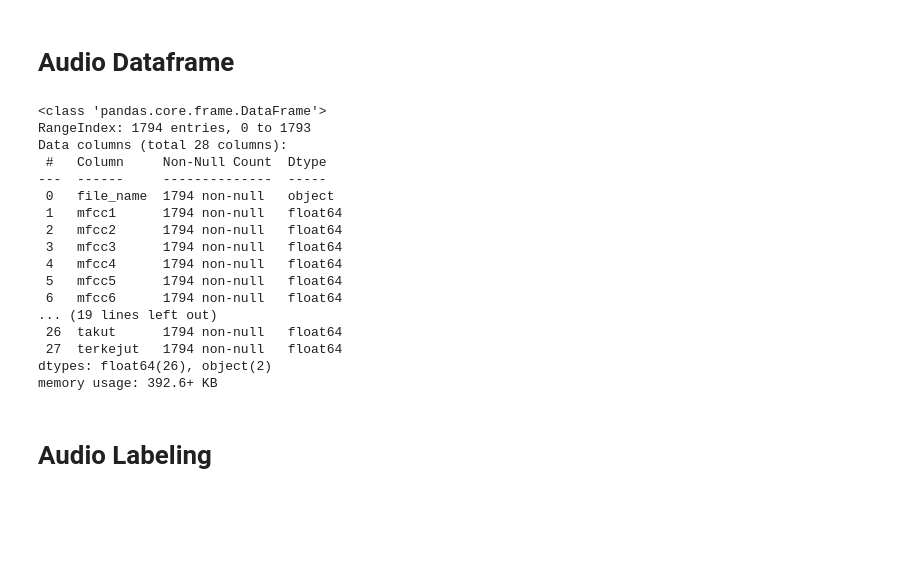
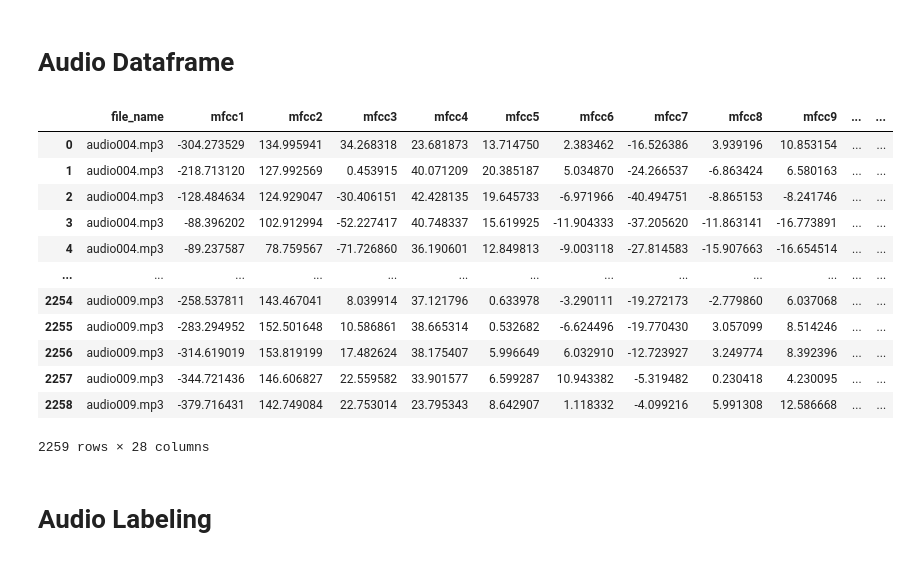
Before and after one commit to mwahid60/audio_preprocesing, a Jupyter notebook: emotion.ipynb, the cells around one changed output. Cells and saved outputs as stored; diff of their text form; code cells hidden in the pictures; blank space fills up the shorter version.

Commit message:
add audio sample

```diff
--- a/emotion.ipynb
+++ b/emotion.ipynb
@@ -100,25 +103,21 @@ df['sedih'] = np.zeros(len(df['mfcc1']))
 df['takut'] = np.zeros(len(df['mfcc1']))
 df['terkejut'] = np.zeros(len(df['mfcc1']))
 # %%
-df.info()
+df
 # %% [output]
+|  | file_name | mfcc1 | mfcc2 | mfcc3 | mfcc4 | mfcc5 | mfcc6 | mfcc7 | mfcc8 | mfcc9 | ... | ... |
+| 0 | audio004.mp3 | -304.273529 | 134.995941 | 34.268318 | 23.681873 | 13.714750 | 2.383462 | -16.526386 | 3.939196 | 10.853154 | ... | ... |
+| 1 | audio004.mp3 | -218.713120 | 127.992569 | 0.453915 | 40.071209 | 20.385187 | 5.034870 | -24.266537 | -6.863424 | 6.580163 | ... | ... |
+| 2 | audio004.mp3 | -128.484634 | 124.929047 | -30.406151 | 42.428135 | 19.645733 | -6.971966 | -40.494751 | -8.865153 | -8.241746 | ... | ... |
+| 3 | audio004.mp3 | -88.396202 | 102.912994 | -52.227417 | 40.748337 | 15.619925 | -11.904333 | -37.205620 | -11.863141 | -16.773891 | ... | ... |
+| 4 | audio004.mp3 | -89.237587 | 78.759567 | -71.726860 | 36.190601 | 12.849813 | -9.003118 | -27.814583 | -15.907663 | -16.654514 | ... | ... |
+| ... | ... | ... | ... | ... | ... | ... | ... | ... | ... | ... | ... | ... |
+| 2254 | audio009.mp3 | -258.537811 | 143.467041 | 8.039914 | 37.121796 | 0.633978 | -3.290111 | -19.272173 | -2.779860 | 6.037068 | ... | ... |
+| 2255 | audio009.mp3 | -283.294952 | 152.501648 | 10.586861 | 38.665314 | 0.532682 | -6.624496 | -19.770430 | 3.057099 | 8.514246 | ... | ... |
+| 2256 | audio009.mp3 | -314.619019 | 153.819199 | 17.482624 | 38.175407 | 5.996649 | 6.032910 | -12.723927 | 3.249774 | 8.392396 | ... | ... |
+| 2257 | audio009.mp3 | -344.721436 | 146.606827 | 22.559582 | 33.901577 | 6.599287 | 10.943382 | -5.319482 | 0.230418 | 4.230095 | ... | ... |
+| 2258 | audio009.mp3 | -379.716431 | 142.749084 | 22.753014 | 23.795343 | 8.642907 | 1.118332 | -4.099216 | 5.991308 | 12.586668 | ... | ... |
-<class 'pandas.core.frame.DataFrame'>
-RangeIndex: 1794 entries, 0 to 1793
-Data columns (total 28 columns):
- #   Column     Non-Null Count  Dtype
----  ------     --------------  -----
- 0   file_name  1794 non-null   object
- 1   mfcc1      1794 non-null   float64
- 2   mfcc2      1794 non-null   float64
- 3   mfcc3      1794 non-null   float64
- 4   mfcc4      1794 non-null   float64
- 5   mfcc5      1794 non-null   float64
- 6   mfcc6      1794 non-null   float64
-... (19 lines left out)
- 26  takut      1794 non-null   float64
- 27  terkejut   1794 non-null   float64
-dtypes: float64(26), object(2)
-memory usage: 392.6+ KB
+2259 rows × 28 columns
 # %% [markdown]
 # Audio Labeling
 # %%
```
Also changed, not shown: parts of 2 cells of this notebook, 3 other files.
